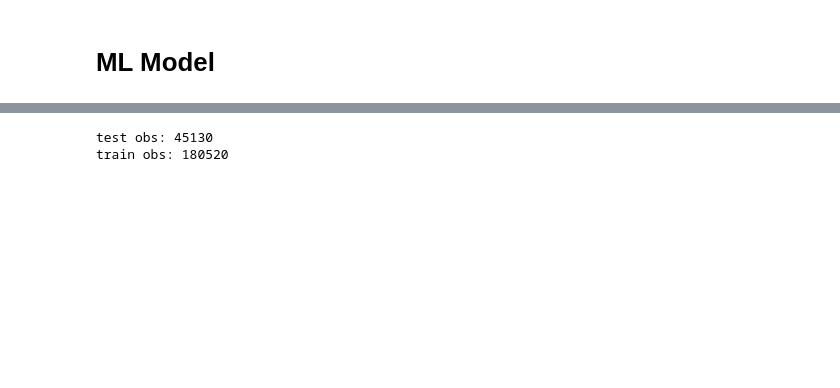
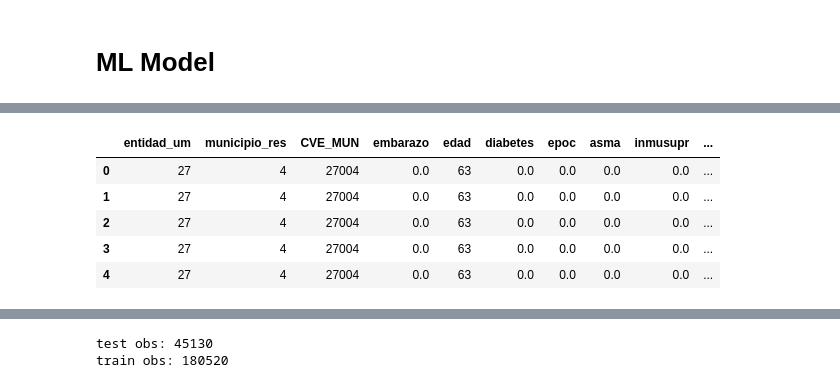
Before and after one commit to ml-project-2020/covid, a Jupyter notebook: ML models.ipynb, the cells around one changed output, grey strips where cells are left out. Drawn from its saved outputs; the diff is of its cells as text; code cells hidden in the pictures; blank space fills up the shorter version.

```diff
--- a/ML models.ipynb
+++ b/ML models.ipynb
@@ -26,3 +56,17 @@ data_model.head()
+# %%
+#add hospital data (lots of missing values)
+hospitals = health_data.get_hospital_data()
+hospitals['CVE_MUN'] = hospitals['Clave Municipio'] + hospitals['Clave Estado']*1000
+data_model = pd.merge(data_model, hospitals[['CVE_MUN', 'TOTAL CAMAS AREA HOSPITALIZACIÓN']],
+                      on='CVE_MUN', how='left')
+data_model.head()
+# %% [output]
+|  | entidad_um | municipio_res | CVE_MUN | embarazo | edad | diabetes | epoc | asma | inmusupr | ... |
+| 0 | 27 | 4 | 27004 | 0.0 | 63 | 0.0 | 0.0 | 0.0 | 0.0 | ... |
+| 1 | 27 | 4 | 27004 | 0.0 | 63 | 0.0 | 0.0 | 0.0 | 0.0 | ... |
+| 2 | 27 | 4 | 27004 | 0.0 | 63 | 0.0 | 0.0 | 0.0 | 0.0 | ... |
+| 3 | 27 | 4 | 27004 | 0.0 | 63 | 0.0 | 0.0 | 0.0 | 0.0 | ... |
+| 4 | 27 | 4 | 27004 | 0.0 | 63 | 0.0 | 0.0 | 0.0 | 0.0 | ... |
 # %%
 # How many missing values do we have?
 pipeline.count_nan(data_model)
```
Also changed, not shown: parts of 5 cells of this notebook, 2 other files.
